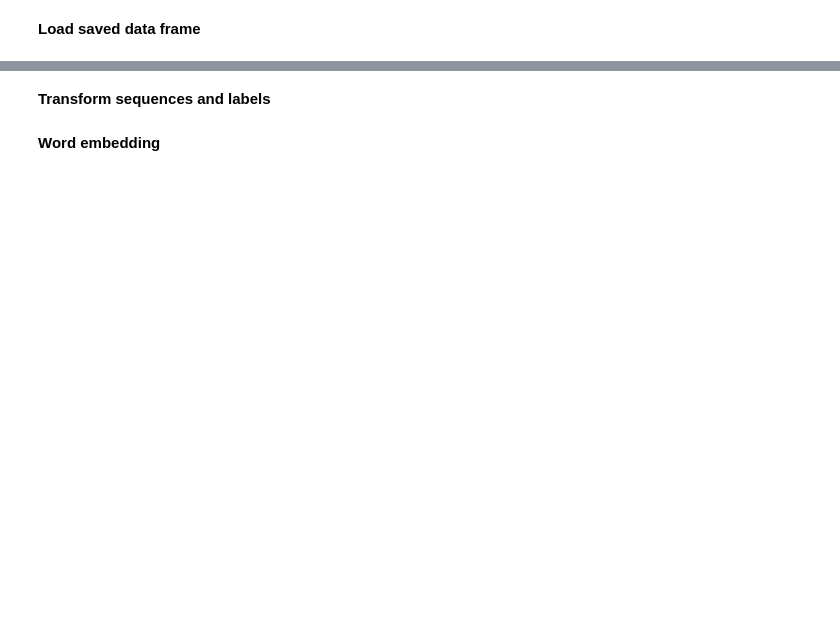
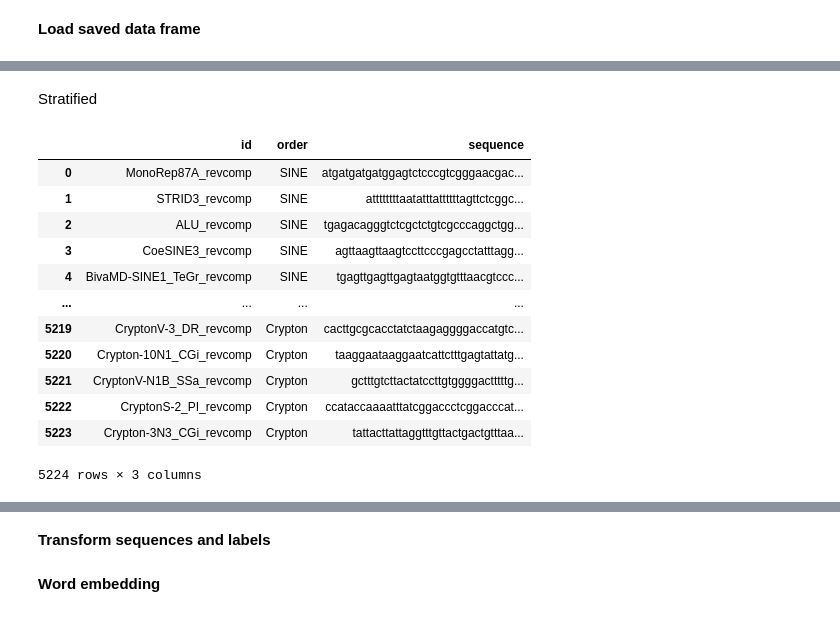
Before and after one commit to Tiago-Minuzzi/phd-proj, a Jupyter notebook: pynb/word_embedding_ml_tes_ident.ipynb, the cells around one changed output, grey strips where cells are left out. Cells and saved outputs as stored; diff of their text form; code cells hidden in the pictures; blank space fills up the shorter version.

```diff
--- a/pynb/word_embedding_ml_tes_ident.ipynb
+++ b/pynb/word_embedding_ml_tes_ident.ipynb
@@ -127,2 +159,19 @@ seq_df = pd.read_csv('/content/drive/My Drive/nadd_ml_df_train_set_00.01.csv')
+# %% [markdown]
+Stratified
 # %%
-seq_df = pd.read_csv('/content/drive/My Drive/tds_nadd_02.01.csv')
+seq_df = pd.read_csv('/content/drive/MyDrive/tds_te_orders_estrat_20210308_v1.csv', usecols=('id','order','sequence'))
+seq_df
+# %% [output]
+|  | id | order | sequence |
+| 0 | MonoRep87A_revcomp | SINE | atgatgatgatggagtctcccgtcgggaacgac... |
+| 1 | STRID3_revcomp | SINE | attttttttaatatttattttttagttctcggc... |
+| 2 | ALU_revcomp | SINE | tgagacagggtctcgctctgtcgcccaggctgg... |
+| 3 | CoeSINE3_revcomp | SINE | agttaagttaagtccttcccgagcctatttagg... |
+| 4 | BivaMD-SINE1_TeGr_revcomp | SINE | tgagttgagttgagtaatggtgtttaacgtccc... |
+| ... | ... | ... | ... |
+| 5219 | CryptonV-3_DR_revcomp | Crypton | cacttgcgcacctatctaagaggggaccatgtc... |
+| 5220 | Crypton-10N1_CGi_revcomp | Crypton | taaggaataaggaatcattctttgagtattatg... |
+| 5221 | CryptonV-N1B_SSa_revcomp | Crypton | gctttgtcttactatccttgtggggactttttg... |
+| 5222 | CryptonS-2_PI_revcomp | Crypton | ccataccaaaatttatcggaccctcggacccat... |
+| 5223 | Crypton-3N3_CGi_revcomp | Crypton | tattacttattaggtttgttactgactgtttaa... |
+5224 rows × 3 columns
```
Also changed, not shown: parts of 50 cells of this notebook.
